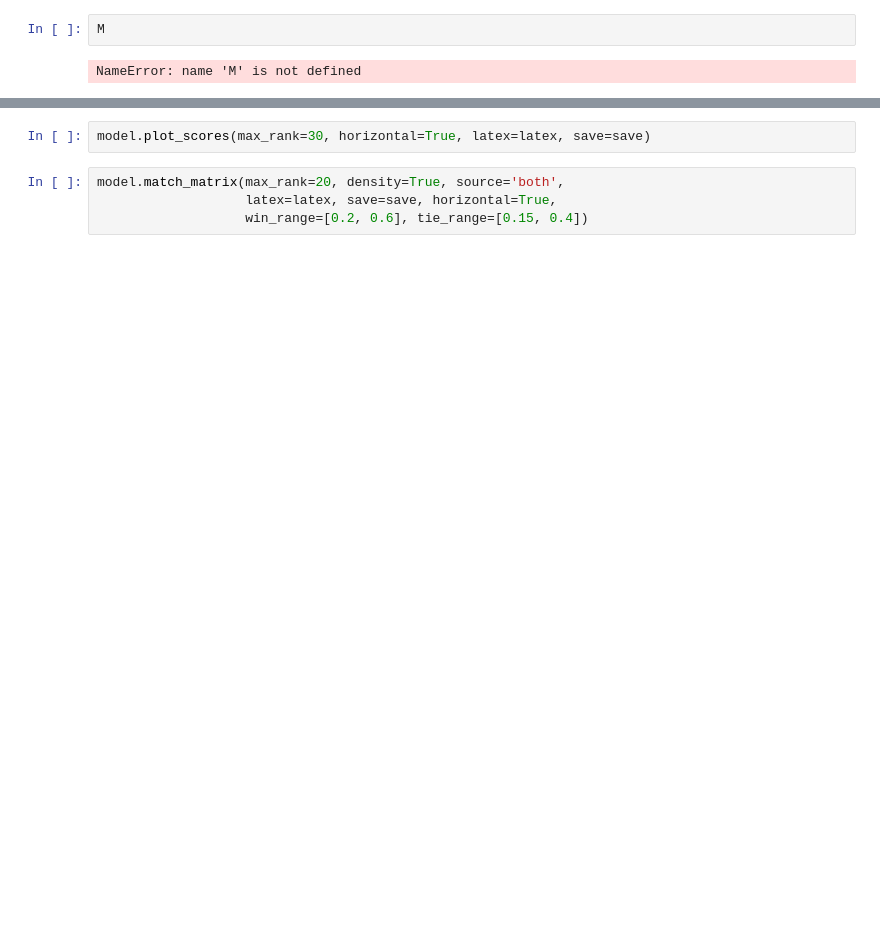
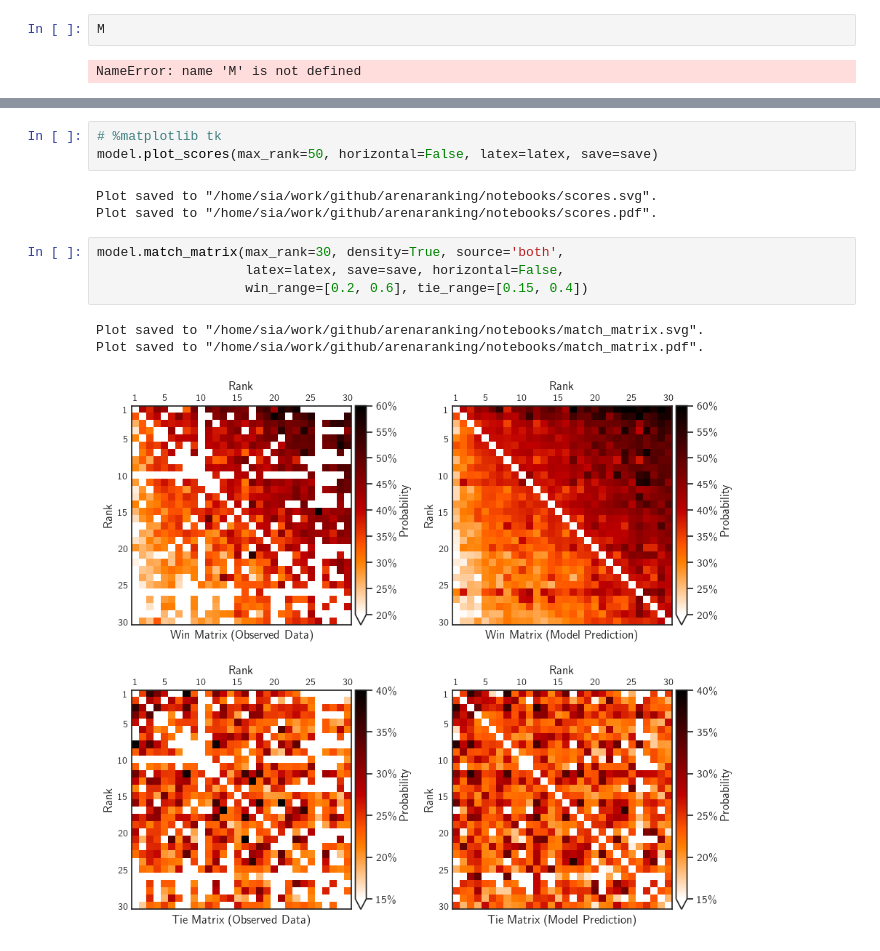
Before and after one commit to suquark/leaderbot, a Jupyter notebook: notebooks/MWE.ipynb, the cells around one changed output, grey strips where cells are left out. Saved outputs shown, nothing was run; the diff lists cells and outputs as text; blank space fills up the shorter version.

```diff
--- a/notebooks/MWE.ipynb
+++ b/notebooks/MWE.ipynb
@@ -73,9 +91,17 @@ model.visualize(max_rank=40, method='kpca', dim='3d', latex=latex, save=save)
 # %%
-model.plot_scores(max_rank=30, horizontal=True, latex=latex, save=save)
+# %matplotlib tk
+model.plot_scores(max_rank=50, horizontal=False, latex=latex, save=save)
+# %% [output]
+Plot saved to "/home/sia/work/github/arenaranking/notebooks/scores.svg".
+Plot saved to "/home/sia/work/github/arenaranking/notebooks/scores.pdf".
 # %%
-model.match_matrix(max_rank=20, density=True, source='both',
-                   latex=latex, save=save, horizontal=True,
+model.match_matrix(max_rank=30, density=True, source='both',
+                   latex=latex, save=save, horizontal=False,
                    win_range=[0.2, 0.6], tie_range=[0.15, 0.4])
+# %% [output]
+Plot saved to "/home/sia/work/github/arenaranking/notebooks/match_matrix.svg".
+Plot saved to "/home/sia/work/github/arenaranking/notebooks/match_matrix.pdf".
+[figure, added]
 # %%
 model.match_matrix(max_rank=20, density=False, source='both',
                    latex=latex, save=save, horizontal=True,
```
Also changed, not shown: parts of 9 cells of this notebook, 27 other files.
